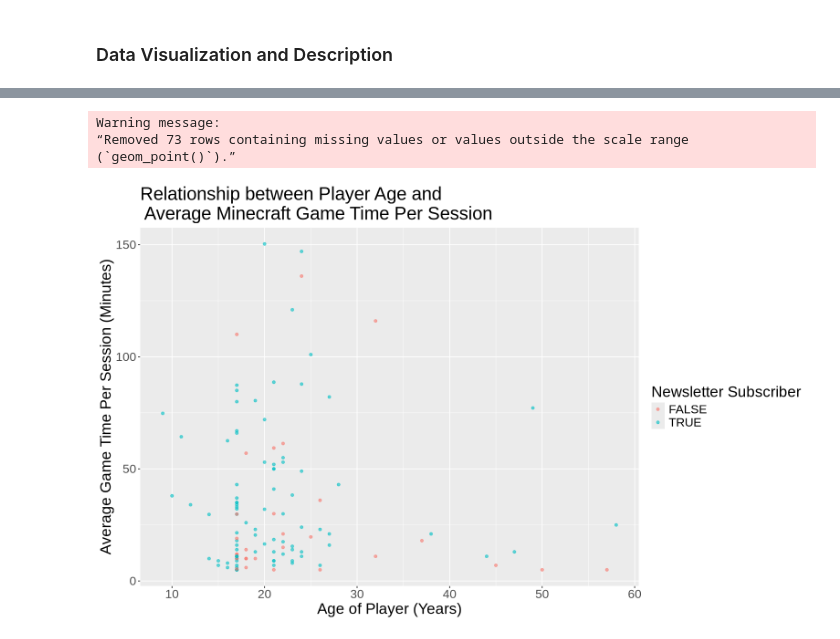
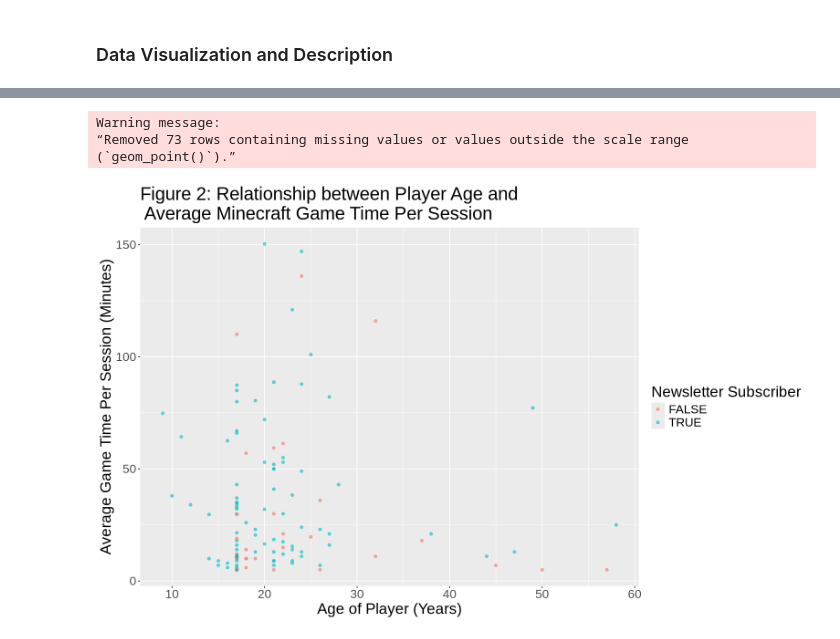
Before and after one commit to vckytn22/DSCI-100-004-27-Individual-Planning-Stage-Vicky-Tan, a Jupyter notebook: individual_planning_stage_97847115.ipynb, the cells around one changed output, grey strips where cells are left out. Cells and saved outputs as stored; diff of their text form; code cells hidden in the pictures.

```diff
--- a/individual_planning_stage_97847115.ipynb
+++ b/individual_planning_stage_97847115.ipynb
@@ -304,15 +306,15 @@ Warning message:
 # %%
 options(repr.plot.width = 13, repr.plot.height = 8)
 
 age_session_plot <- subscription_data |>
     ggplot(aes(x = Age, y = average_session_length)) +
     geom_point(aes(color = subscribe), alpha = 0.6) +
     labs(x = "Age of Player (Years)", y = "Average Game Time Per Session (Minutes)", color = "Newsletter Subscriber") +
-    ggtitle("Relationship between Player Age and \n Average Minecraft Game Time Per Session") +
+    ggtitle("Figure 2: Relationship between Player Age and \n Average Minecraft Game Time Per Session") +
     theme(text = element_text(size=20))
 age_session_plot
 # %% [output]
 Warning message:
 “Removed 73 rows containing missing values or values outside the scale range
 (`geom_point()`).”
-[figure, old version]
+[figure, new version]
```
Also changed, not shown: parts of 5 cells of this notebook.
